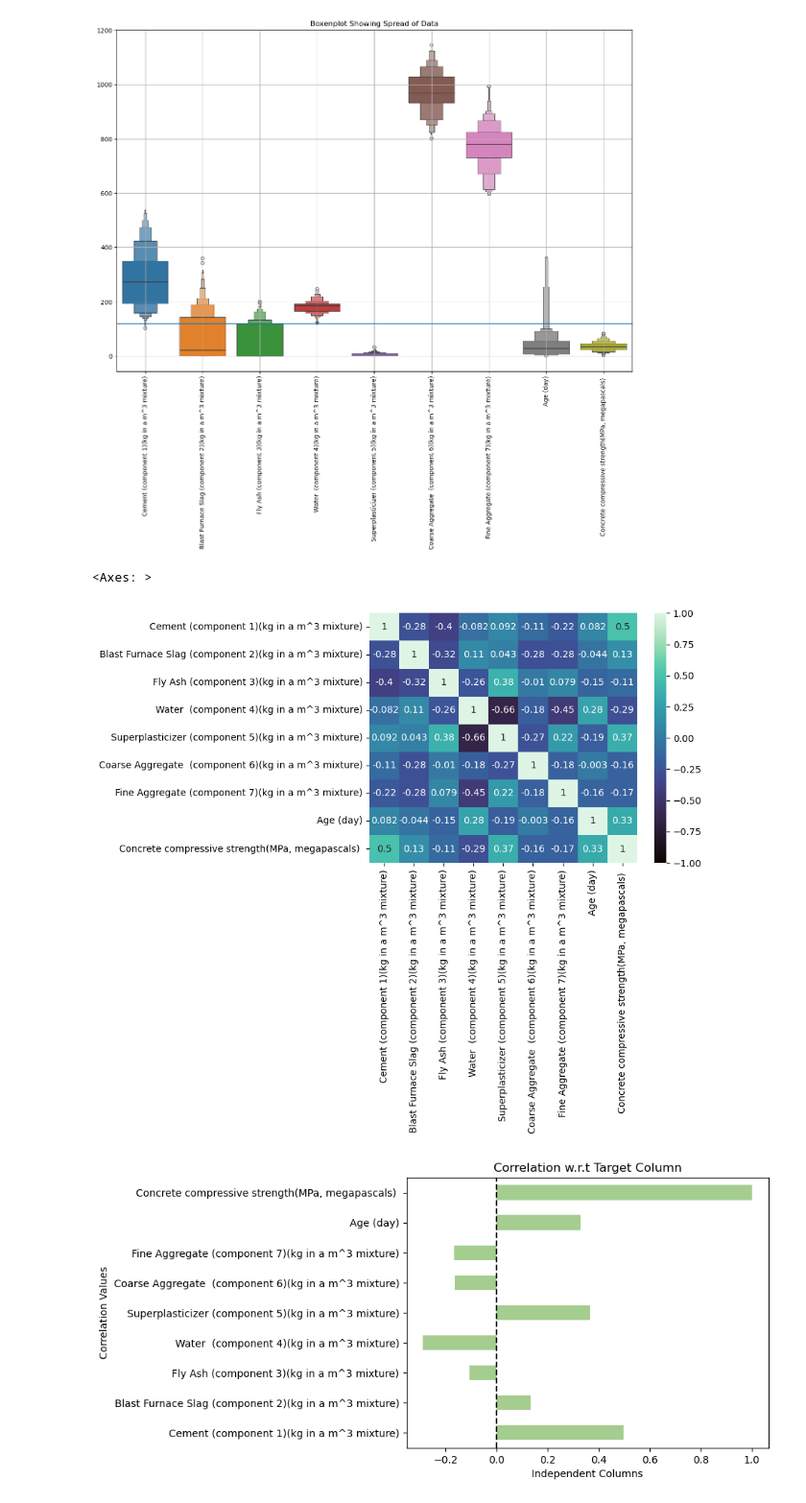
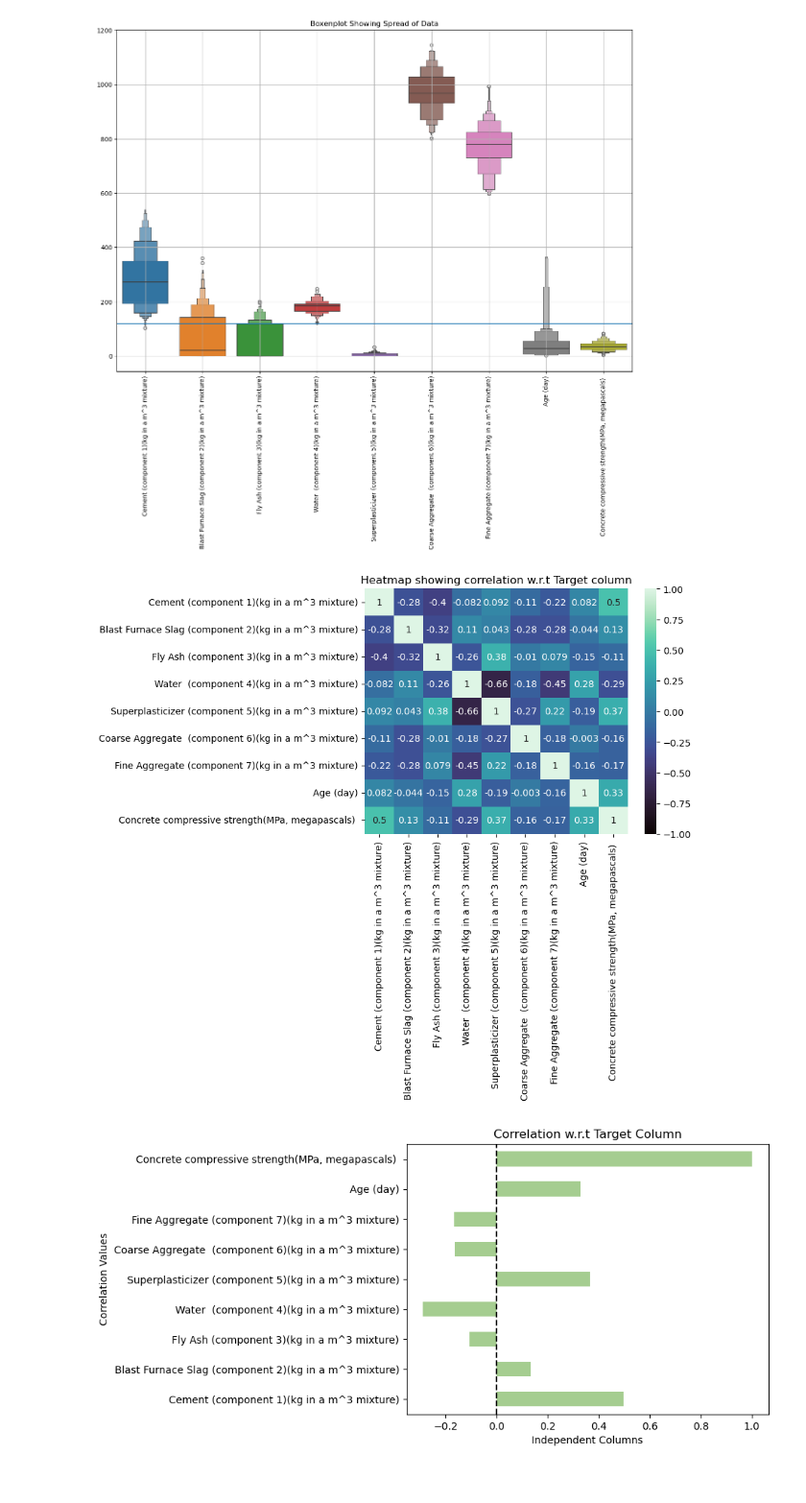
Before and after one commit to TechAnjum/CementPrediction_model, a Jupyter notebook: CementPrediction_model.ipynb, the cells around one changed output. Shown at 96% size. Saved outputs shown, nothing was run; the diff lists cells and outputs as text; code cells hidden in the pictures.

```diff
--- a/CementPrediction_model.ipynb
+++ b/CementPrediction_model.ipynb
@@ -172,9 +172,10 @@ plt.show()
 # %%
 # Heatmap
 sns.heatmap(df.corr(),annot = True , center = 0 , vmax = 1 ,vmin = -1 , cmap ='mako')
+plt.title('Heatmap showing correlation w.r.t Target column')
+plt.show()
 # %% [output]
-<Axes: >
-[figure, old version]
+[figure, new version]
 # %%
 df.corr()['Concrete compressive strength(MPa, megapascals) '].plot(kind='barh',cmap = 'crest')
 plt.axvline(0,linestyle = '--',color='black')
```
Also changed, not shown: parts of 13 cells of this notebook, 1 other file.
